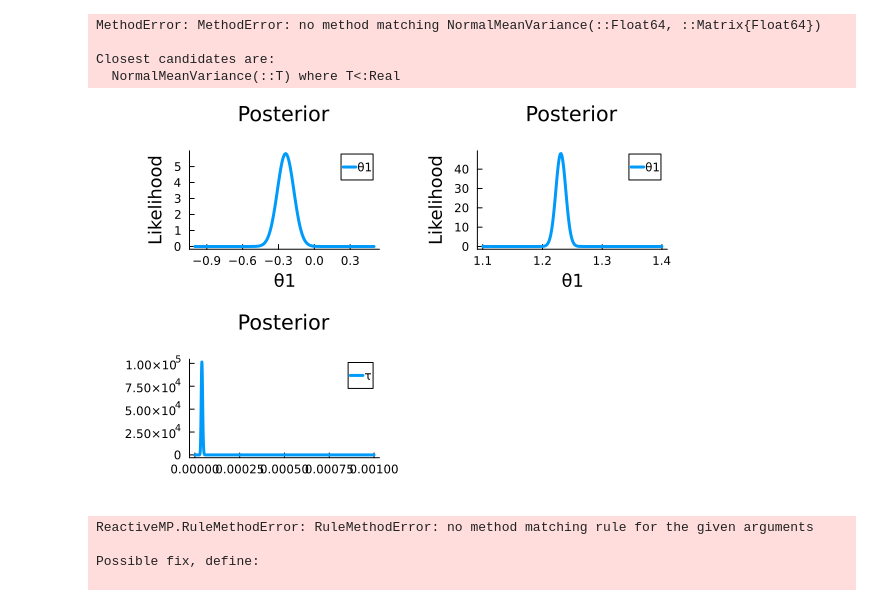
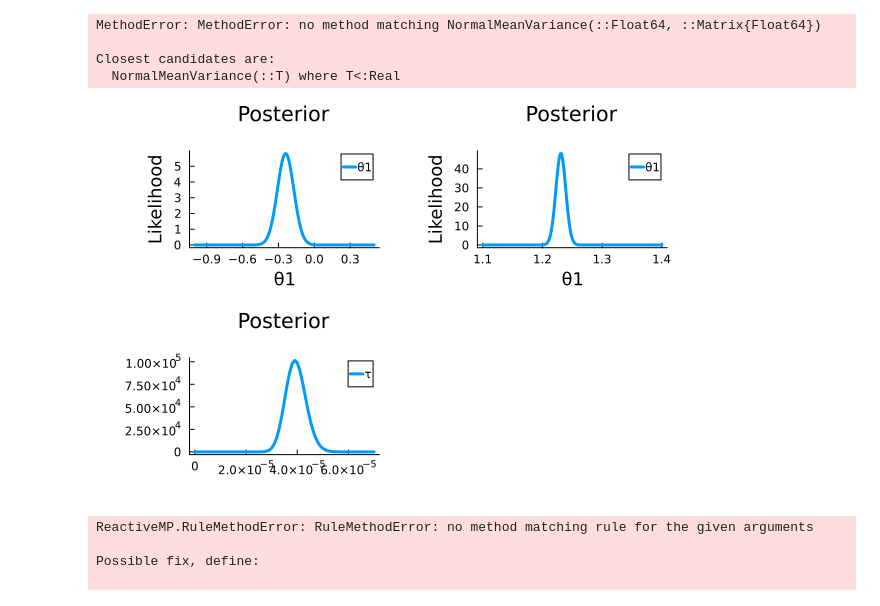
Before and after one commit to benjivdbrand/BMLIP, a Jupyter notebook: lessons/assignments/[5SSD0] Probabilistic Programming 2/pp-assignment-2.ipynb, the cells around one changed output. Cells and saved outputs as stored; diff of their text form; code cells hidden in the pictures.

```diff
--- a/lessons/assignments/[5SSD0] Probabilistic Programming 2/pp-assignment-2.ipynb
+++ b/lessons/assignments/[5SSD0] Probabilistic Programming 2/pp-assignment-2.ipynb
@@ -204,35 +198,35 @@ results = inference(
     iterations      = 20,
     constraints     = MeanField(),
     #initmarginals   = (τ = vague(InverseGamma), ),
     initmarginals = inits,
     initmessages  = inits,
     free_energy     = true
 )
 
 # Extract posterior weights
 post_θ = results.posteriors[:θ]
 post_τ = results.posteriors[:τ]
 
 post_mode_θ = mode(post_θ)
 post_std_θ = std(post_θ)
 
 # Draw contour plots of distributions
 θ = 1
 x1 = range(-1, step=0.01, stop=0.5)
 prior_θ = Normal(post_mode_θ[θ], post_std_θ[θ, θ])
 p1a = plot(x1, pdf(prior_θ, x1), xlabel="θ1", ylabel="Likelihood", title="Posterior", label="θ1")
 
 θ = 2
 x1 = range(1.1, step=0.001, stop=1.4)
 prior_θ = Normal(post_mode_θ[θ], post_std_θ[θ, θ])
 p1b = plot(x1, pdf(prior_θ, x1), xlabel="θ1", ylabel="Likelihood", title="Posterior", label="θ1")
 
-x1 = range(0, step=0.000001, stop=0.001)
+x1 = range(0, step=0.000001, stop=0.00007)
 p1c = plot(x1, pdf(post_τ, x1), title="Posterior", label="τ")
 
 plot(p1a, p1b, p1c)
 # %% [output]
-[figure, old version]
+[figure, new version]
 # %%
 # YOUR CODE HERE
 @model function auto_regression(μ_θ, Σ_θ; N=1)
```
Also changed, not shown: parts of 8 cells of this notebook.
